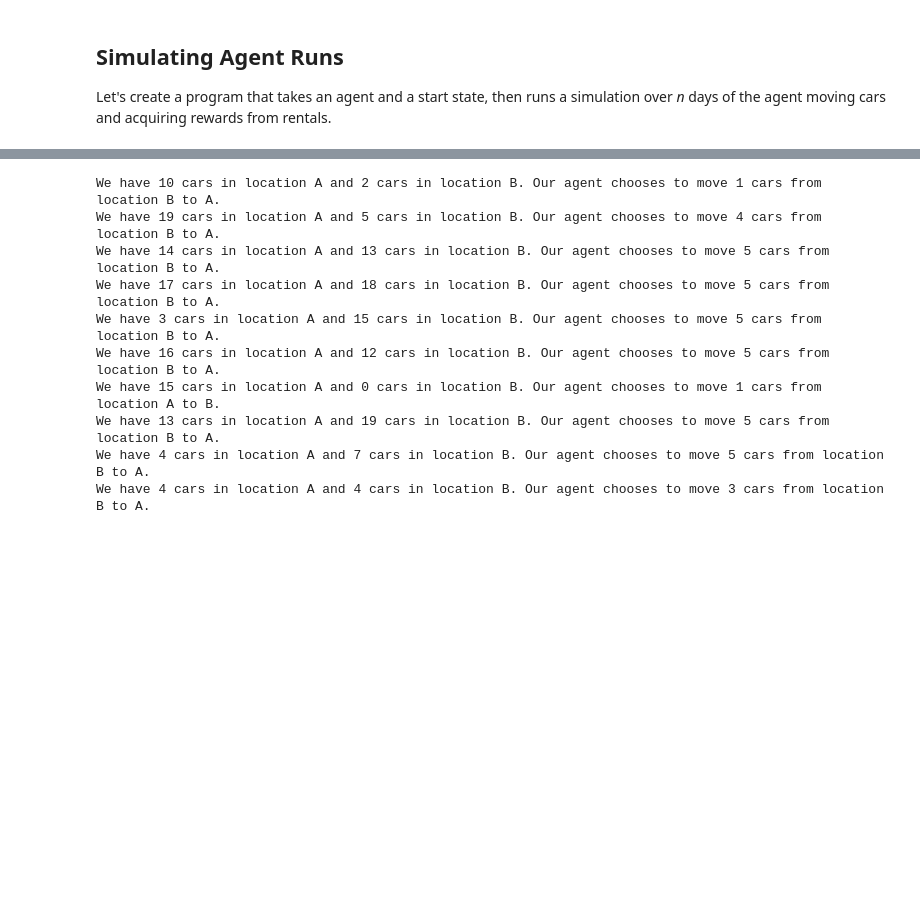
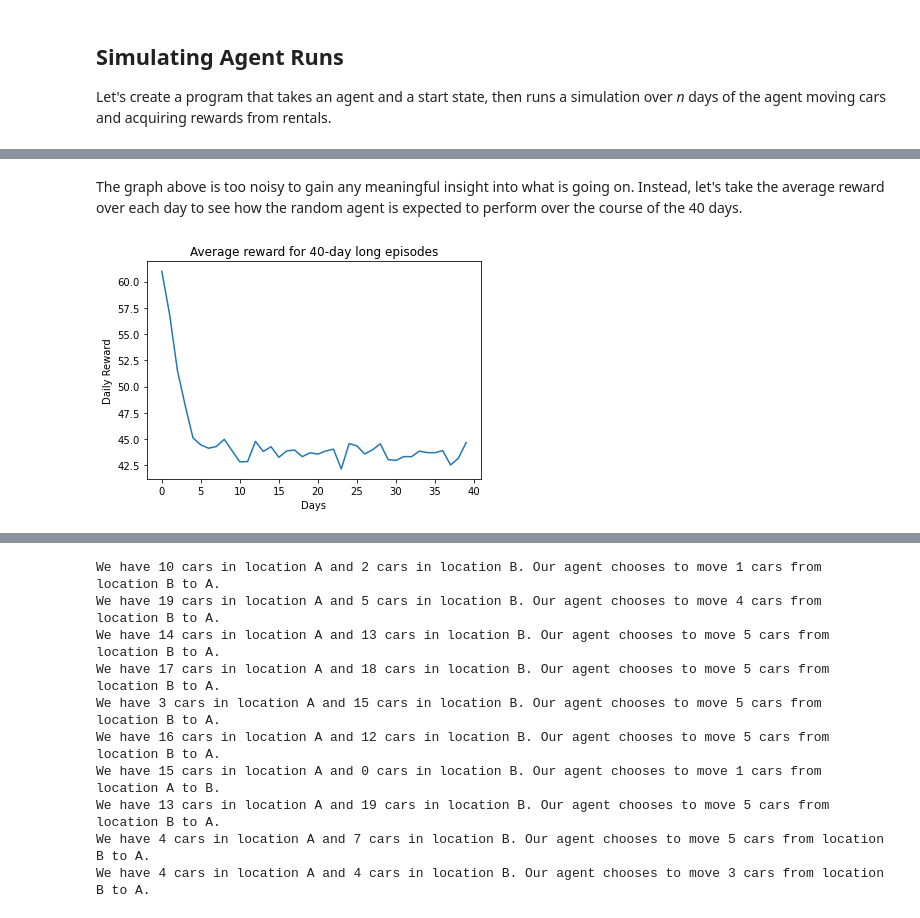
Before and after one commit to mbac19/data_science, a Jupyter notebook: sutton/jacks_car_rental.ipynb, the cells around one changed output, grey strips where cells are left out. Saved outputs shown, nothing was run; the diff lists cells and outputs as text; code cells hidden in the pictures; blank space fills up the shorter version.

```diff
--- a/sutton/jacks_car_rental.ipynb
+++ b/sutton/jacks_car_rental.ipynb
@@ -576,0 +592,12 @@ def run_simulation(agent, samples, days, discount, initial_state=None):
+# %% [markdown]
+The graph above is too noisy to gain any meaningful insight into what is going on. Instead, let's take the average reward over each day to see how the random agent is expected to perform over the course of the 40 days.
+# %%
+# Now, let's plot the average reward from the agent on each day.
+
+plt.plot(np.mean(rewards, axis=0))
+plt.title("Average reward for 40-day long episodes")
+plt.xlabel("Days")
+plt.ylabel("Daily Reward")
+plt.show()
+# %% [output]
+[figure, added]
```
Also changed, not shown: parts of 12 cells of this notebook, 1 other file.
